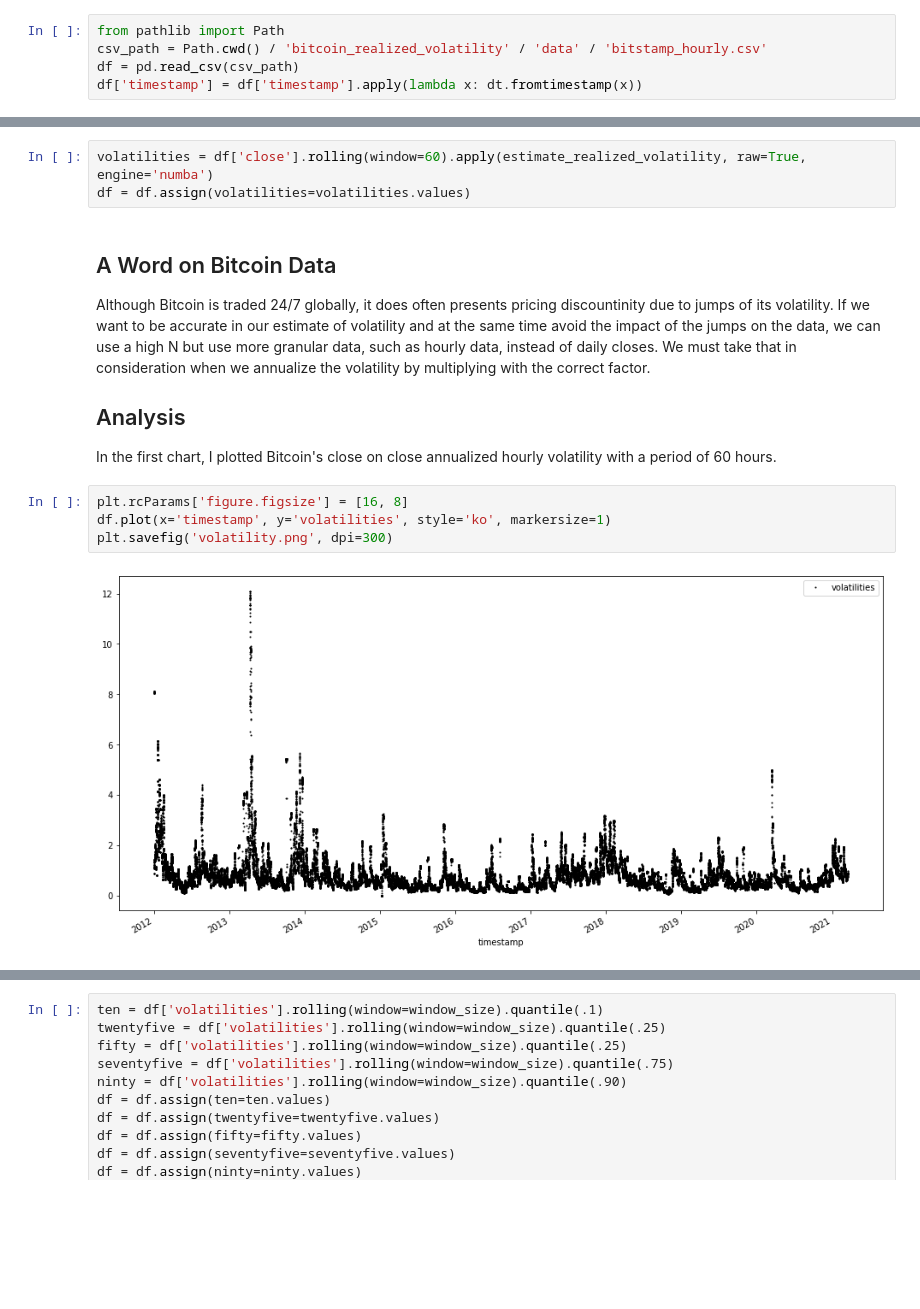
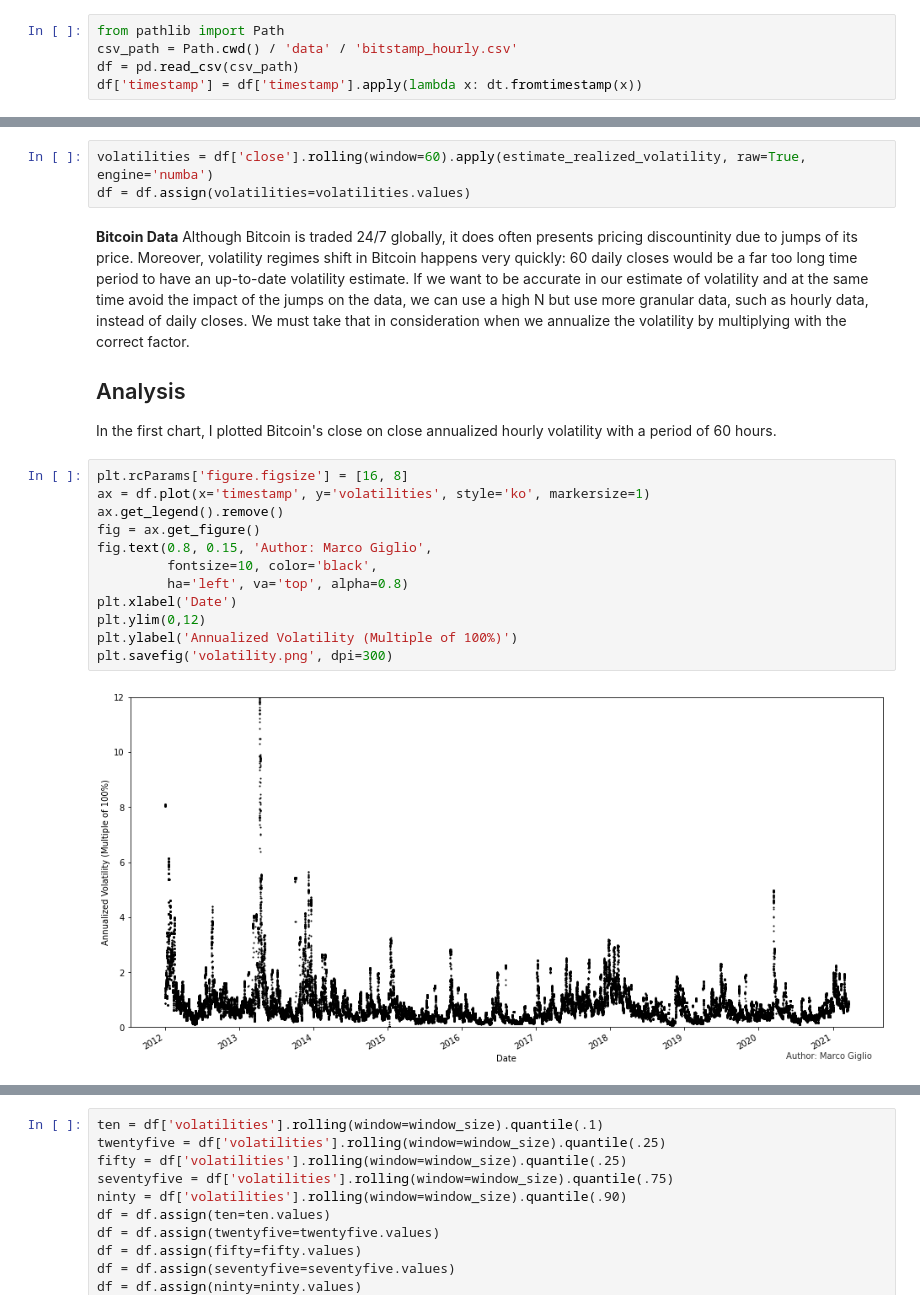
Before and after one commit to marcogiglio/digital_garden, a Jupyter notebook: _sources/bitcoin_realized_volatility.ipynb, the cells around one changed output, grey strips where cells are left out. Drawn from its saved outputs; the diff is of its cells as text; blank space fills up the shorter version.

```diff
--- a/_sources/bitcoin_realized_volatility.ipynb
+++ b/_sources/bitcoin_realized_volatility.ipynb
@@ -56,6 +53,6 @@ So why shouldn't we use always a high N in our volatility estimate? Firstly, a h
 # %%
 from pathlib import Path
-csv_path = Path.cwd() / 'bitcoin_realized_volatility' / 'data' / 'bitstamp_hourly.csv'
+csv_path = Path.cwd() / 'data' / 'bitstamp_hourly.csv'
 df = pd.read_csv(csv_path)
 df['timestamp'] = df['timestamp'].apply(lambda x: dt.fromtimestamp(x))
 # %%
@@ -73,17 +70,27 @@ def estimate_realized_volatility(closes):
 volatilities = df['close'].rolling(window=60).apply(estimate_realized_volatility, raw=True, engine='numba')
 df = df.assign(volatilities=volatilities.values)
 # %% [markdown]
-## A Word on Bitcoin Data
-Although Bitcoin is traded 24/7 globally, it does often presents pricing discountinity due to jumps of its volatility. If we want to be accurate in our estimate of volatility and at the same time avoid the impact of the jumps on the data, we can use a high N but use more granular data, such as hourly data, instead of daily closes. We must take that in consideration when we annualize the volatility by multiplying with the correct factor.
+**Bitcoin Data** Although Bitcoin is traded 24/7 globally, it does often presents pricing discountinity due to jumps of its price. Moreover, volatility regimes shift in Bitcoin happens very quickly: 60 daily closes would be a far too long time period to have an up-to-date volatility estimate.
+If we want to be accurate in our estimate of volatility and at the same time avoid the impact of the jumps on the data, we can use a high N but use more granular data, such as hourly data, instead of daily closes.
+We must take that in consideration when we annualize the volatility by multiplying with the correct factor.
+
 
 ## Analysis
 In the first chart, I plotted Bitcoin's close on close annualized hourly volatility with a period of 60 hours.
 # %%
 plt.rcParams['figure.figsize'] = [16, 8]
-df.plot(x='timestamp', y='volatilities', style='ko', markersize=1)
+ax = df.plot(x='timestamp', y='volatilities', style='ko', markersize=1)
+ax.get_legend().remove()
+fig = ax.get_figure()
+fig.text(0.8, 0.15, 'Author: Marco Giglio',
+         fontsize=10, color='black',
+         ha='left', va='top', alpha=0.8)
+plt.xlabel('Date')
+plt.ylim(0,12)
+plt.ylabel('Annualized Volatility (Multiple of 100%)')
 plt.savefig('volatility.png', dpi=300)
 # %% [output]
-[figure, old version]
+[figure, new version]
 # %% [markdown]
 Already from this very high view graph, we can see a few things:
 * Bitcoin's volatility presents many extreme spikes, which have become considerably more rare in recents years
```
Also changed, not shown: parts of 11 cells of this notebook, 10 other files.
